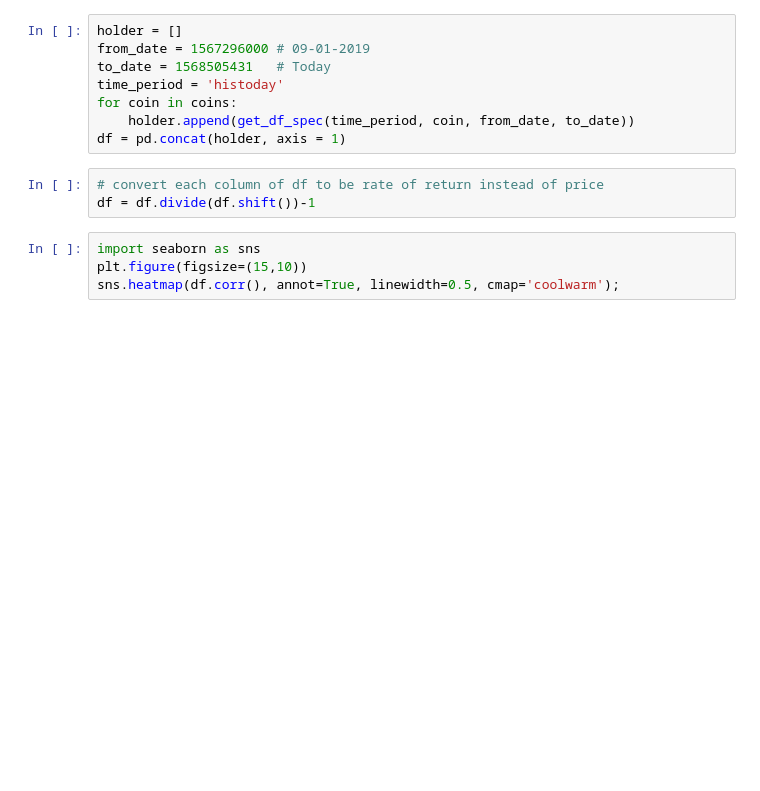
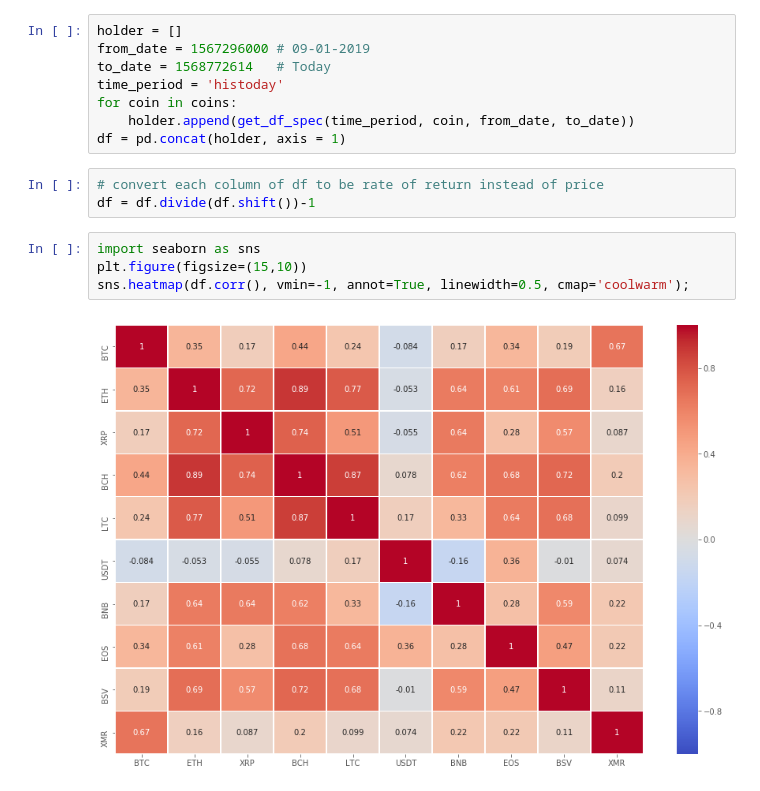
Before and after one commit to hilljtm/sfund, a Jupyter notebook: CryptoOHLC.ipynb, the cells around one changed output. Saved outputs shown, nothing was run; the diff lists cells and outputs as text; blank space fills up the shorter version.

```diff
--- a/CryptoOHLC.ipynb
+++ b/CryptoOHLC.ipynb
@@ -89,7 +89,7 @@ coins = ['BTC', 'ETH', 'XRP', 'BCH', 'LTC', 'USDT', 'BNB', 'EOS', 'BSV', 'XMR']
 # %%
 holder = []
 from_date = 1567296000 # 09-01-2019
-to_date = 1568505431   # Today
+to_date = 1568772614   # Today
 time_period = 'histoday'
 for coin in coins:
     holder.append(get_df_spec(time_period, coin, from_date, to_date))
@@ -100,4 +100,6 @@ df = df.divide(df.shift())-1
 # %%
 import seaborn as sns
 plt.figure(figsize=(15,10))
-sns.heatmap(df.corr(), annot=True, linewidth=0.5, cmap='coolwarm');
+sns.heatmap(df.corr(), vmin=-1, annot=True, linewidth=0.5, cmap='coolwarm');
+# %% [output]
+[figure, added]
```
Also changed, not shown: parts of 3 cells of this notebook.
